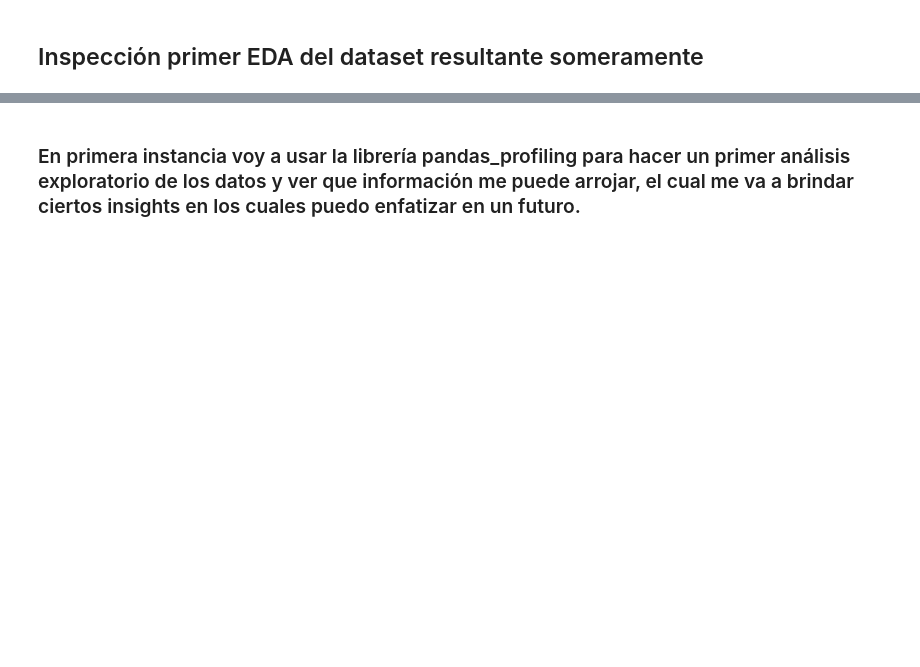
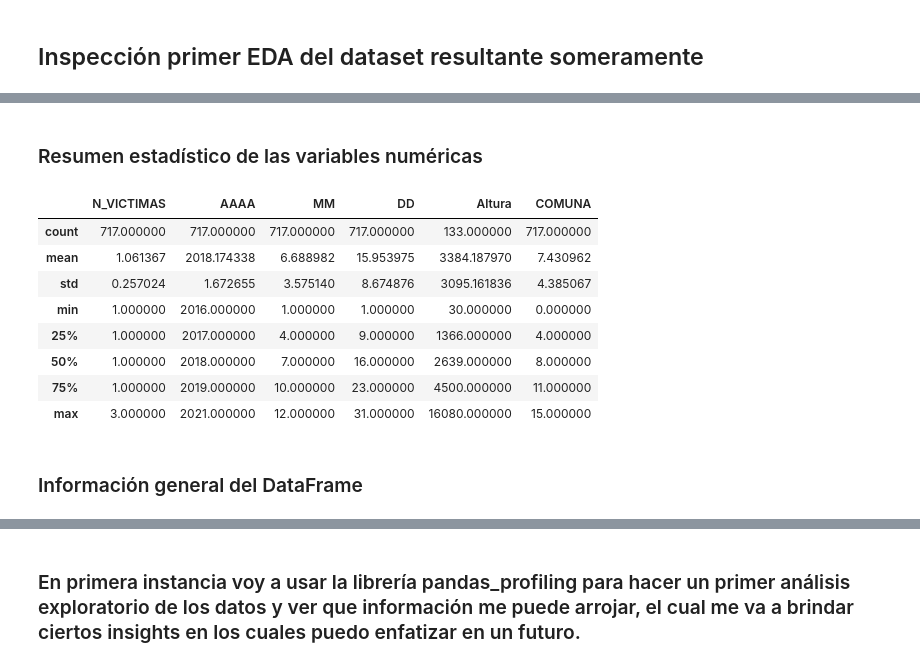
Before and after one commit to AndresSanchezCO/PI2_DA, a Jupyter notebook: eda.ipynb, the cells around one changed output, grey strips where cells are left out. Cells and saved outputs as stored; diff of their text form; code cells hidden in the pictures; blank space fills up the shorter version.

```diff
--- a/eda.ipynb
+++ b/eda.ipynb
@@ -103,3 +106,11 @@ Index(['ID', 'N_VICTIMAS', 'FECHA', 'AAAA_x', 'MM_x', 'DD_x', 'HORA', 'HH',
+# %%
+# Itera a través de las columnas del DataFrame
+for columna in df3.columns:
+    # Verifica si la columna termina con "_x"
+    if columna.endswith("_x"):
+        # Renombra la columna eliminando "_x" al final
+        nuevo_nombre = columna[:-2]  # Elimina los últimos dos caracteres ("_x")
+        df3.rename(columns={columna: nuevo_nombre}, inplace=True)
 # %% [markdown]
 ### Encuentro que en el join realizado se duplican algunas columnas, por lo que se procede a eliminarlas para evitar problemas en el análisis posterior.
 # %% [markdown]
@@ -133,0 +158,16 @@ df3.head()
+# %% [markdown]
+### Resumen estadístico de las variables numéricas
+# %%
+df3.describe()
+# %% [output]
+|  | N_VICTIMAS | AAAA | MM | DD | Altura | COMUNA |
+| count | 717.000000 | 717.000000 | 717.000000 | 717.000000 | 133.000000 | 717.000000 |
+| mean | 1.061367 | 2018.174338 | 6.688982 | 15.953975 | 3384.187970 | 7.430962 |
+| std | 0.257024 | 1.672655 | 3.575140 | 8.674876 | 3095.161836 | 4.385067 |
+| min | 1.000000 | 2016.000000 | 1.000000 | 1.000000 | 30.000000 | 0.000000 |
+| 25% | 1.000000 | 2017.000000 | 4.000000 | 9.000000 | 1366.000000 | 4.000000 |
+| 50% | 1.000000 | 2018.000000 | 7.000000 | 16.000000 | 2639.000000 | 8.000000 |
+| 75% | 1.000000 | 2019.000000 | 10.000000 | 23.000000 | 4500.000000 | 11.000000 |
+| max | 3.000000 | 2021.000000 | 12.000000 | 31.000000 | 16080.000000 | 15.000000 |
+# %% [markdown]
+### Información general del DataFrame
```
Also changed, not shown: parts of 40 cells of this notebook, 3 other files.
